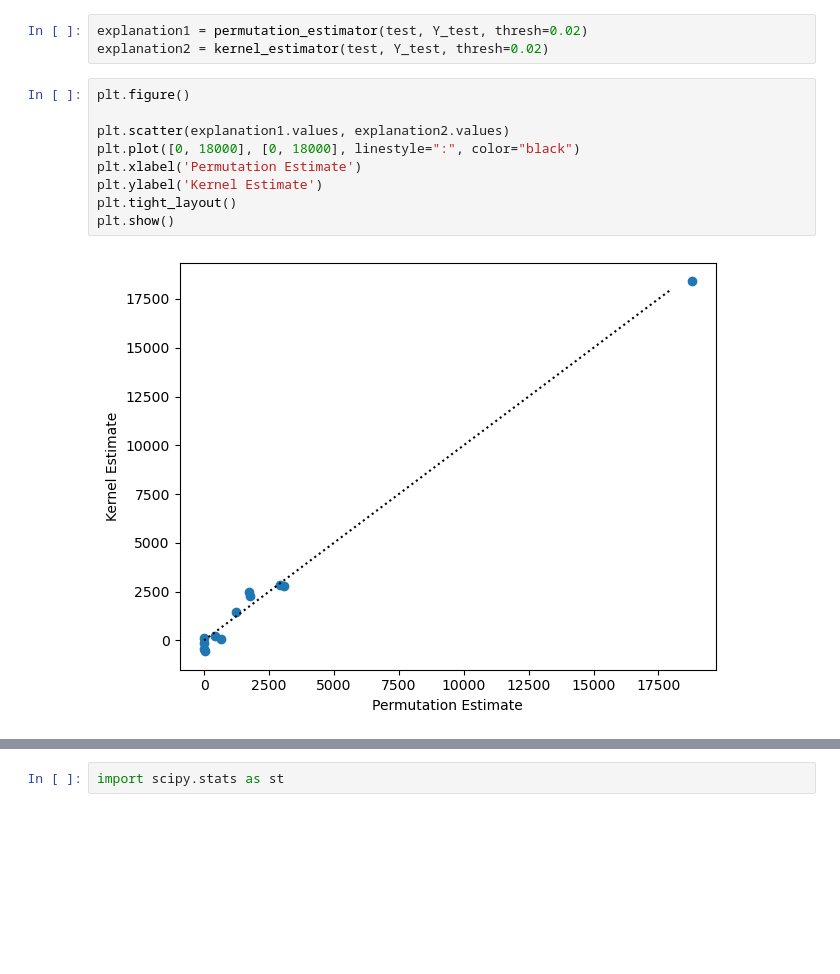
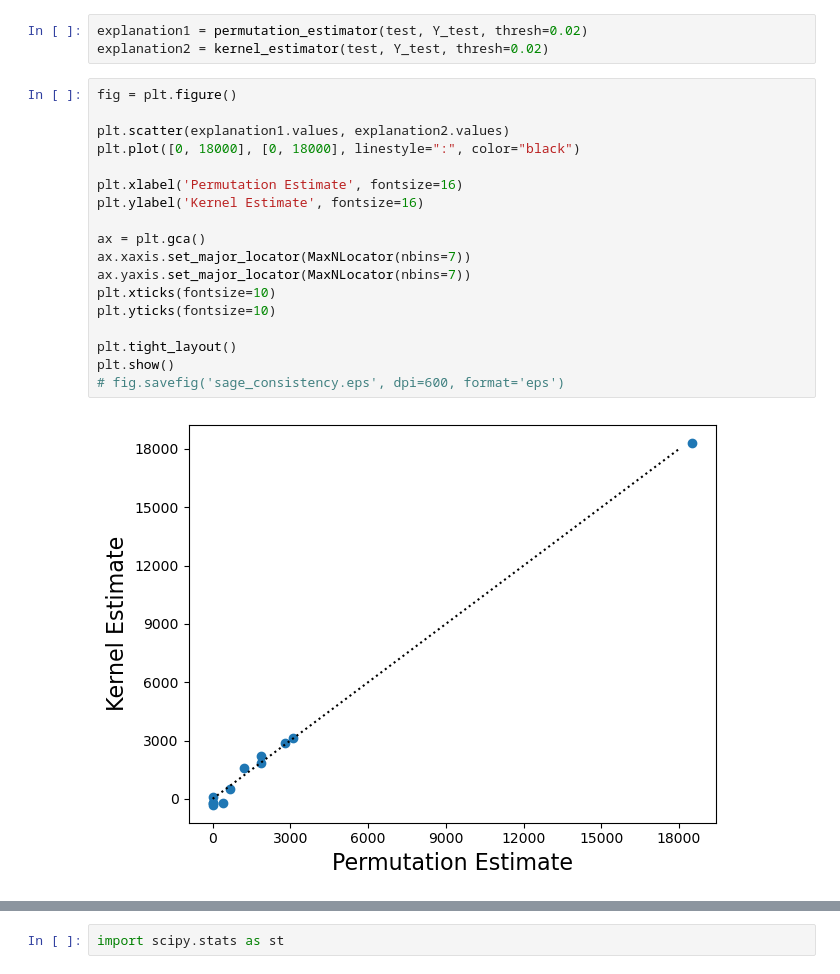
Before and after one commit to nliulab/SIM-Shapley, a Jupyter notebook: demo/bike.ipynb, the cells around one changed output, grey strips where cells are left out. Saved outputs shown, nothing was run; the diff lists cells and outputs as text; blank space fills up the shorter version.

```diff
--- a/demo/bike.ipynb
+++ b/demo/bike.ipynb
@@ -68,14 +69,23 @@ kernel_estimator = sage.KernelEstimator(imputer, "mse")
 explanation1 = permutation_estimator(test, Y_test, thresh=0.02)
 explanation2 = kernel_estimator(test, Y_test, thresh=0.02)
 # %%
-plt.figure()
+fig = plt.figure()
 
 plt.scatter(explanation1.values, explanation2.values)
 plt.plot([0, 18000], [0, 18000], linestyle=":", color="black")
-plt.xlabel('Permutation Estimate')
-plt.ylabel('Kernel Estimate')
+
+plt.xlabel('Permutation Estimate', fontsize=16)
+plt.ylabel('Kernel Estimate', fontsize=16)
+
+ax = plt.gca()
+ax.xaxis.set_major_locator(MaxNLocator(nbins=7))
+ax.yaxis.set_major_locator(MaxNLocator(nbins=7))
+plt.xticks(fontsize=10)
+plt.yticks(fontsize=10)
+
 plt.tight_layout()
 plt.show()
+# fig.savefig('sage_consistency.eps', dpi=600, format='eps')
 # %% [output]
-[figure, old version]
+[figure, new version]
 # %% [markdown]
```
Also changed, not shown: parts of 10 cells of this notebook, 8 other files.
